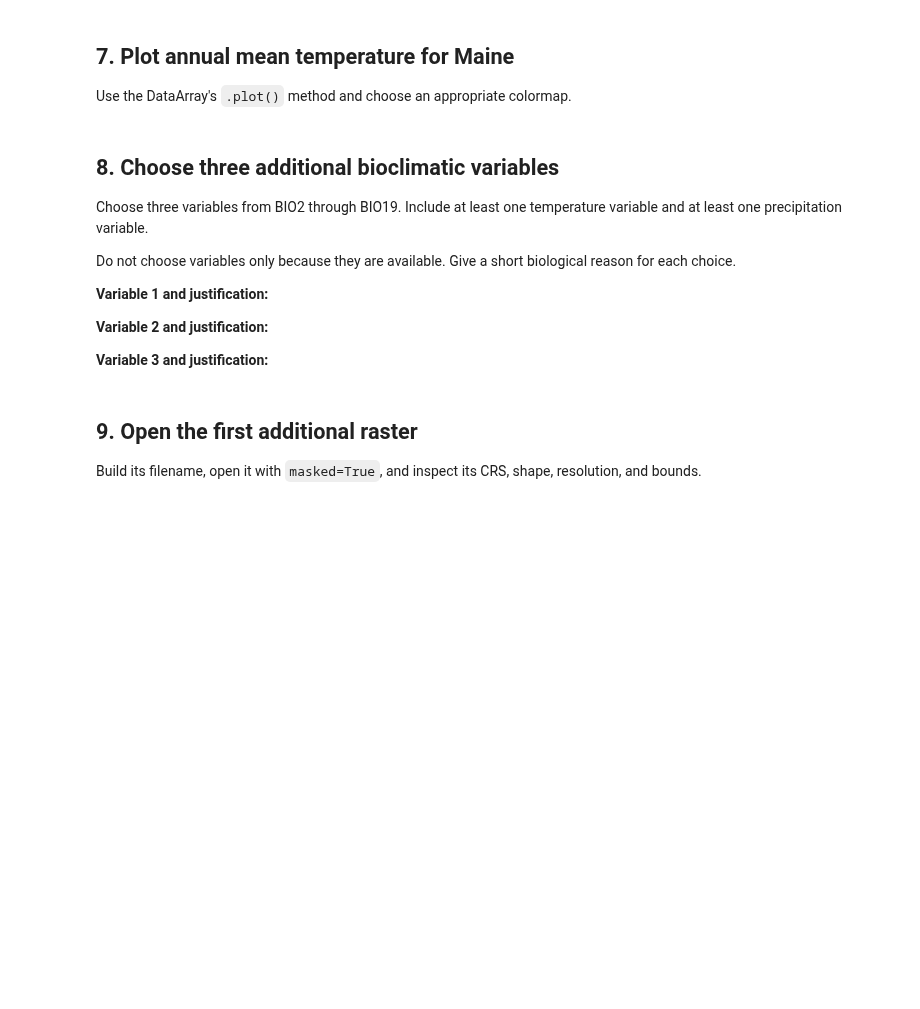
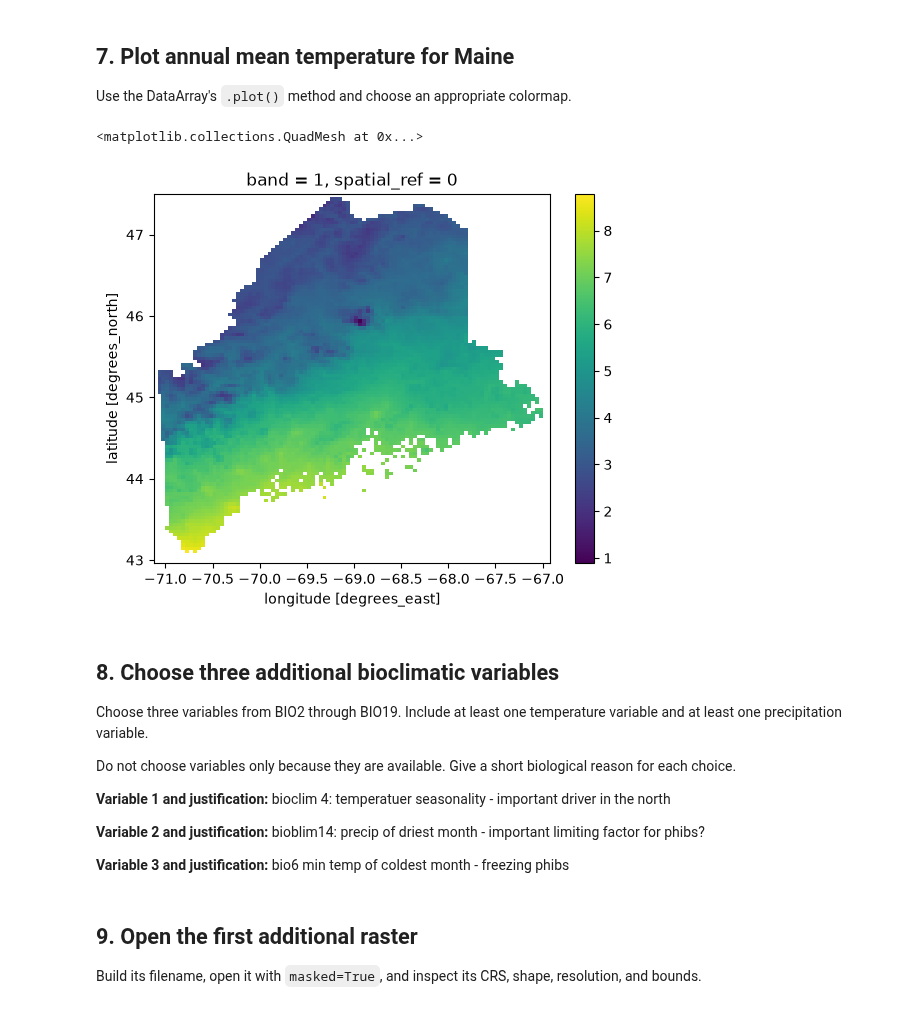
Before and after one commit to Braeclin/BIO597-SpatialBiodiversity, a Jupyter notebook: docs/assignments/Assignment-05-RasterData.ipynb, the cells around one changed output. Saved outputs shown, nothing was run; the diff lists cells and outputs as text; code cells hidden in the pictures; blank space fills up the shorter version.

```diff
--- a/docs/assignments/Assignment-05-RasterData.ipynb
+++ b/docs/assignments/Assignment-05-RasterData.ipynb
@@ -41,8 +84,17 @@ Also import `Path` from the `pathlib` module as we did previously
 
 Read `Maine_State_Boundary.shp`. Inspect its CRS and shape, then use `dissolve()` to combine the polygons.
 # %%
-boundary_path = "../labs/ME_ShapeFiles/Maine_State_Boundary.shp"
+boundary_path = "C:/Users/Braec/Desktop/BIO597-SpatialBiodiversity/docs/labs/ME_ShapeFiles/"
 
 # Read the boundary.
+maine_boundary = gpd.read_file("C:/Users/Braec/Desktop/BIO597-SpatialBiodiversity/docs/labs/ME_ShapeFiles/Maine_State_Boundary.shp")
+
+print(maine_boundary.shape)
+print(maine_boundary.crs)
+
 # Print its CRS and shape.
+#above
 # Dissolve it to one row.
+maine_boundary = maine_boundary.dissolve()
+
+maine_boundary
@@ -51,12 +108,12 @@ boundary_path = "../labs/ME_ShapeFiles/Maine_State_Boundary.shp"
 
 Open `wc2.1_2.5m_bio_1.tif` with `masked=True`. Store the result as `bio1`.
 # %%
-bioclim_path = Path("/home/jovyan/shared-readwrite/bioclim")
+bioclim_path = Path("C:/Users/Braec/Desktop/BIO597-SpatialBiodiversity/bioclim")
 bio1_path = bioclim_path / "wc2.1_2.5m_bio_1.tif"
 
 bio1 = rxr.open_rasterio(
-    __________,
-    masked=__________,
+    bioclim_path / "wc2.1_2.5m_bio_1.tif",
+    masked=True,
 )
 
 bio1
@@ -81,10 +171,11 @@ Add a brief comment beside each output explaining what it describes.
 Use `rio.clip()` with the dissolved boundary. Set `drop=True` and `from_disk=True`, then remove the one-band dimension with `squeeze()`.
 # %%
 bio1_maine = bio1.rio.clip(
-    __________.geometry,
-    __________.crs,
-    drop=__________,
-    from_disk=__________,
+    maine_boundary.geometry,
+    maine_boundary.crs,
+    drop=True,
+    from_disk=True,
 )
 
-bio1_maine = bio1_maine.__________()
+bio1_maine = bio1_maine.squeeze()
+bio1_maine
@@ -102,6 +220,10 @@ Display the shape, bounds, CRS, and resolution of both. State which properties c
 Use the DataArray's `.plot()` method and choose an appropriate colormap.
 # %%
 # Plot bio1_maine here.
+bio1_maine.plot(cmap="viridis")
+# %% [output]
+<matplotlib.collections.QuadMesh at 0x...>
+[figure, added]
 # %% [markdown]
 ## 8. Choose three additional bioclimatic variables
 
@@ -109,11 +231,11 @@ Choose three variables from BIO2 through BIO19. Include at least one temperature
 
 Do not choose variables only because they are available. Give a short biological reason for each choice.
 
-**Variable 1 and justification:**
+**Variable 1 and justification:** bioclim 4: temperatuer seasonality - important driver in the north
 
-**Variable 2 and justification:**
+**Variable 2 and justification:** bioblim14: precip of driest month - important limiting factor for phibs?
 
-**Variable 3 and justification:**
+**Variable 3 and justification:** bio6 min temp of coldest month - freezing phibs
 # %% [markdown]
 ## 9. Open the first additional raster
 
```
Also changed, not shown: parts of 15 cells of this notebook.
